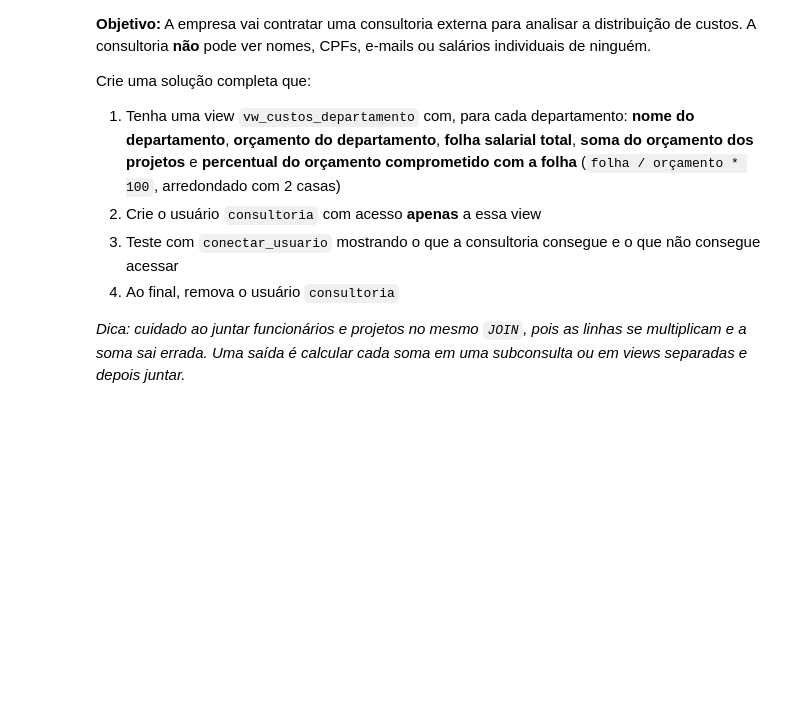
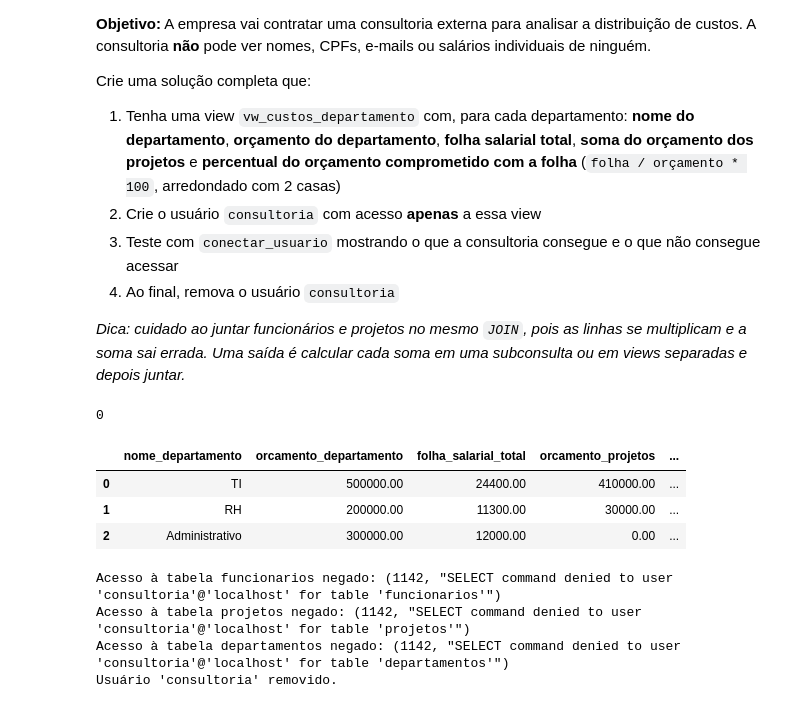
Before and after one commit to letsouzza/LABD, a Jupyter notebook: notebooks/13_MySQL_Views.ipynb, the cells around one changed output. Drawn from its saved outputs; the diff is of its cells as text; code cells hidden in the pictures; blank space fills up the shorter version.

```diff
--- a/notebooks/13_MySQL_Views.ipynb
+++ b/notebooks/13_MySQL_Views.ipynb
@@ -879,7 +886,7 @@ atendente
 
 **O que faremos agora:** reaproveitar a função da aula 12 que abre uma conexão com um usuário específico. Ela devolve a conexão e o cursor.
 # %%
-def conectar_usuario(usuario, senha, banco='sistema_empresa'):
+def conectar_usuario(usuario, senha, banco='sistema_empresas'):
     conn = pymysql.connect(host="localhost", user=usuario, password=senha, database=banco)
     cursor = conn.cursor()
     return conn, cursor
@@ -1179,0 +1324,13 @@ Para os exercícios, reconecte como `root` (Passos 1 e 2) e use o banco `sistema
+# %%
+# Confirmar que o usuário não pode consultar as tabelas originais
+conn_proj, cursor_proj = conectar_usuario("analista_projetos", "senha_proj123")
+
+for tabela in ("projetos", "departamentos"):
+    try:
+        cursor_proj.execute(f"SELECT * FROM {tabela}")
+        print(f"ERRO: o acesso à tabela {tabela} foi permitido.")
+    except pymysql.MySQLError as e:
+        print(f"Acesso à tabela {tabela} negado: {e}")
+
+cursor_proj.close()
+conn_proj.close()
@@ -1193,2 +1379,46 @@ Crie uma solução completa que:
 # %%
 # Escreva sua solução aqui
+# Recriar a conta garante que ela não mantenha permissões anteriores.
+cursor.execute("DROP USER IF EXISTS 'consultoria'@'localhost'")
+cursor.execute("CREATE USER 'consultoria'@'localhost' IDENTIFIED BY 'senha_consultoria123'")
+cursor.execute("""
+GRANT SELECT ON sistema_empresas.vw_custos_departamento
+TO 'consultoria'@'localhost'
+""")
+# %% [output]
+0
+# %%
+conn_consultoria, cursor_consultoria = conectar_usuario(
+    "consultoria", "senha_consultoria123"
+)
+
+try:
+    cursor_consultoria.execute("SELECT * FROM vw_custos_departamento")
+    df_consultoria = pd.DataFrame(
+        cursor_consultoria.fetchall(),
+        columns=[desc[0] for desc in cursor_consultoria.description]
+    )
+    display(df_consultoria)
+
+    # A conta não deve conseguir consultar as tabelas originais.
+    for tabela in ("funcionarios", "projetos", "departamentos"):
+        try:
+            cursor_consultoria.execute(f"SELECT * FROM {tabela}")
+            print(f"ERRO: acesso à tabela {tabela} foi permitido.")
+        except pymysql.MySQLError as e:
+            print(f"Acesso à tabela {tabela} negado: {e}")
+finally:
+    cursor_consultoria.close()
+    conn_consultoria.close()
+
+    cursor.execute("DROP USER IF EXISTS 'consultoria'@'localhost'")
+    print("Usuário 'consultoria' removido.")
+# %% [output]
+|  | nome_departamento | orcamento_departamento | folha_salarial_total | orcamento_projetos | ... |
+| 0 | TI | 500000.00 | 24400.00 | 410000.00 | ... |
+| 1 | RH | 200000.00 | 11300.00 | 30000.00 | ... |
+| 2 | Administrativo | 300000.00 | 12000.00 | 0.00 | ... |
+Acesso à tabela funcionarios negado: (1142, "SELECT command denied to user 'consultoria'@'localhost' for table 'funcionarios'")
+Acesso à tabela projetos negado: (1142, "SELECT command denied to user 'consultoria'@'localhost' for table 'projetos'")
+Acesso à tabela departamentos negado: (1142, "SELECT command denied to user 'consultoria'@'localhost' for table 'departamentos'")
+Usuário 'consultoria' removido.
```
Also changed, not shown: parts of 25 cells of this notebook, 12 other files.
